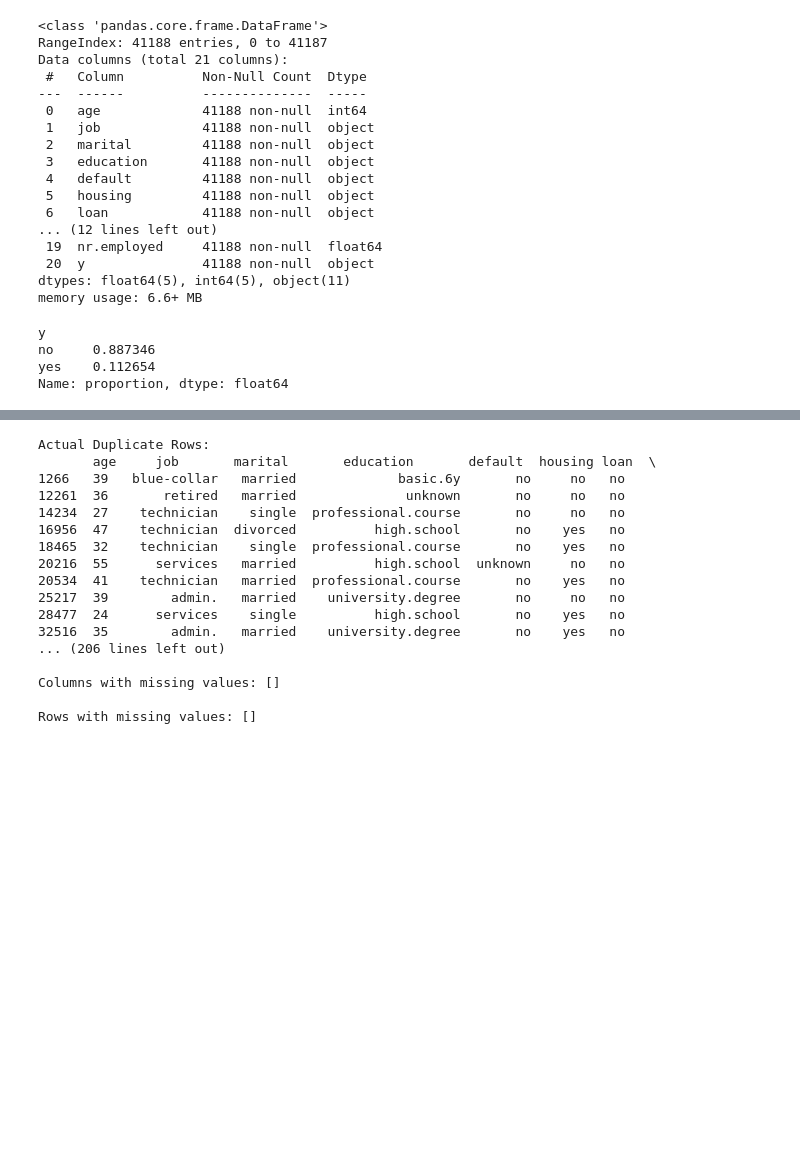
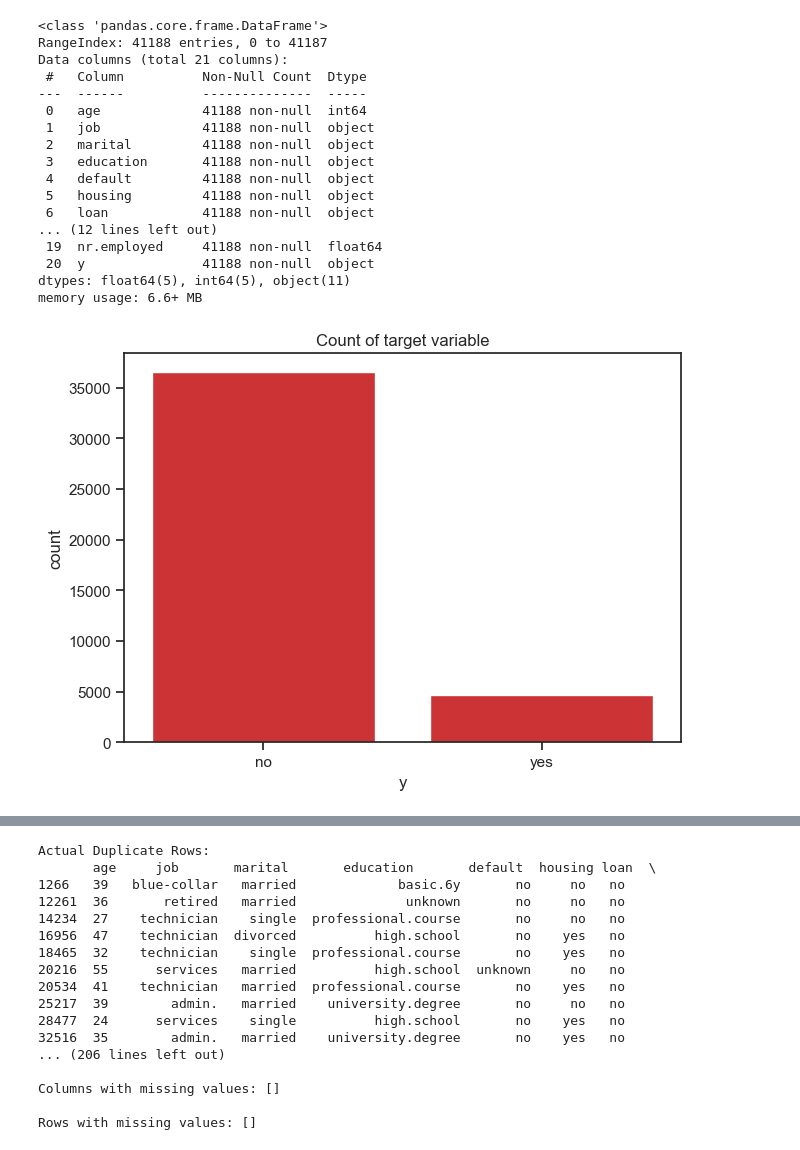
Before and after one commit to diptiaswath/clientSubscriptionPrediction, a Jupyter notebook: bank_subscriptions.ipynb, the cells around one changed output, grey strips where cells are left out. Cells and saved outputs as stored; diff of their text form; code cells hidden in the pictures; blank space fills up the shorter version.

```diff
--- a/bank_subscriptions.ipynb
+++ b/bank_subscriptions.ipynb
@@ -92,11 +86,12 @@ memory usage: 6.6+ MB
 # %%
 # Count Plot of target variable 'y'
 df['y'].value_counts(normalize=True)
+
+sns.countplot(x='y', data=df)
+plt.title('Count of target variable')
+plt.show()
 # %% [output]
-y
-no     0.887346
-yes    0.112654
-Name: proportion, dtype: float64
+[figure, added]
 # %%
 #########################################################################################################
 # PreLiminary EDA: Data Visualization with AutoViz library (credits: https://github.com/AutoViML/AutoViz)
```
Also changed, not shown: parts of 4 cells of this notebook, 30 other files.
